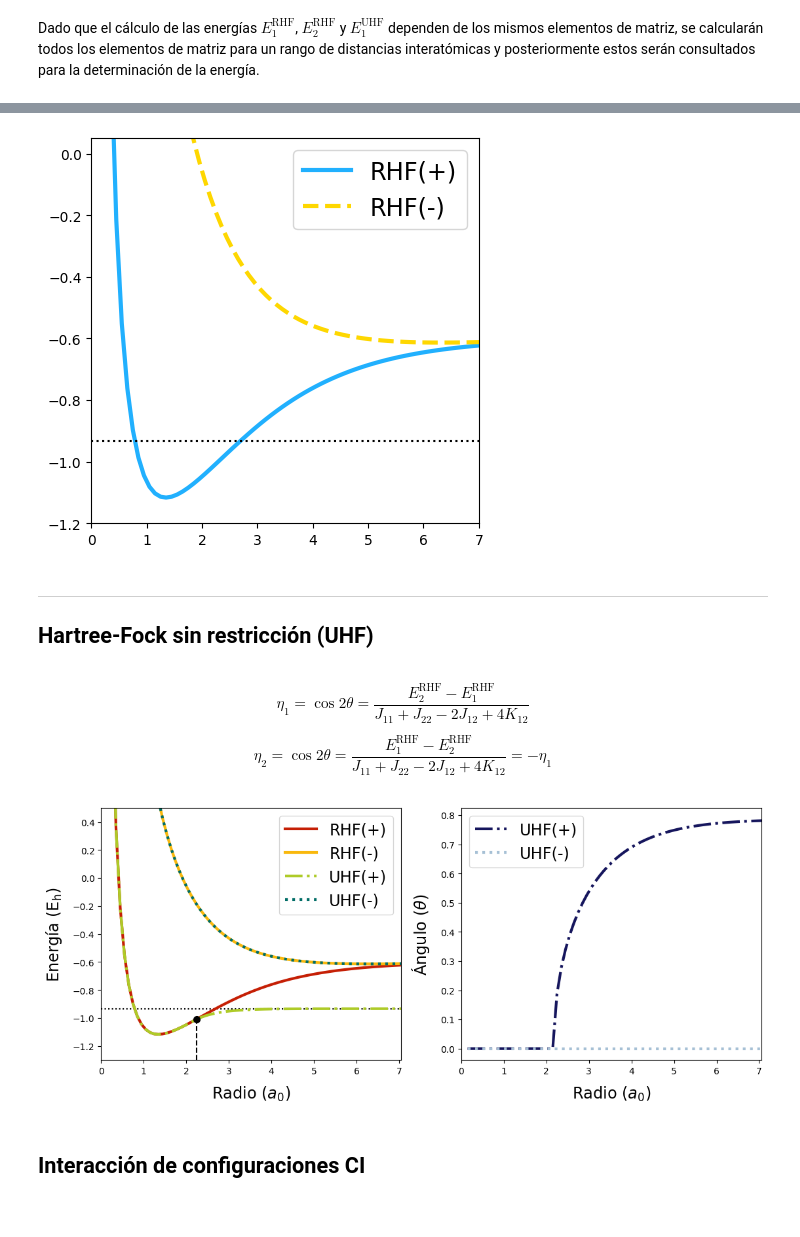
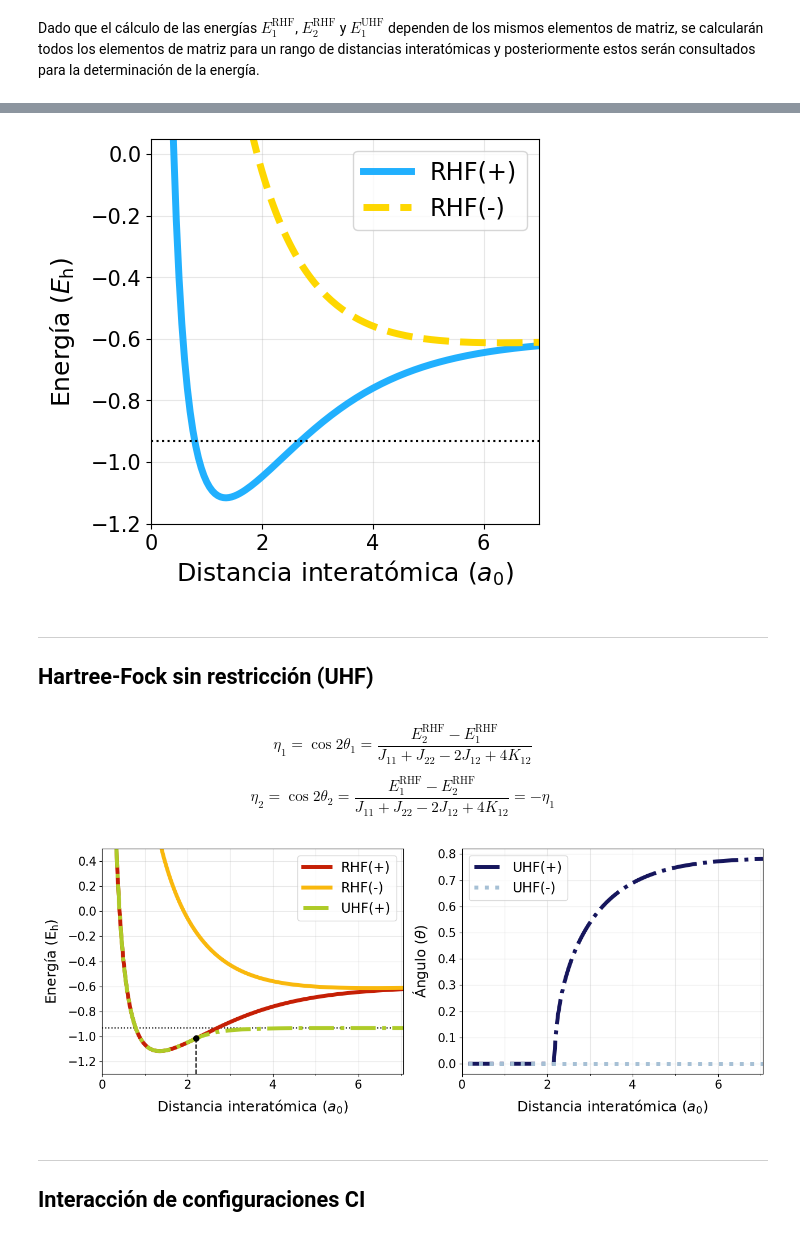
Before and after one commit to ro-sgr/tesis-licenciatura, a Jupyter notebook: (4) HF.ipynb, the cells around one changed output, grey strips where cells are left out. Cells and saved outputs as stored; diff of their text form; code cells hidden in the pictures.

```diff
--- a/(4) HF.ipynb
+++ b/(4) HF.ipynb
@@ -65,33 +81,37 @@ RHF2 = 2*h22 + J22 + hnuc # energía restringida (orbital antiligante)
 # %%
 fig, ax = plt.subplots(1, 1, figsize=(5, 5))  # 1 fila, 1 columnas, tamaño de figura (15, 5)
+linewidth, fontsize = 5, 18
 
-ax.plot(distances, RHF1, label='RHF(+)', linestyle='solid', linewidth=3, color='#21b0fe') # energías RHF orbital ligante
-ax.plot(distances[3:], RHF2[3:], label='RHF(-)', linestyle='dashed', linewidth=3, color='#fed700') # energías RHF orbital antiligante
-
+ax.plot(distancias, RHF1, label='RHF(+)', linestyle='solid', linewidth=linewidth, color='#21b0fe') # energías RHF orbital ligante
+ax.plot(distancias[3:], RHF2[3:], label='RHF(-)', linestyle='dashed', linewidth=linewidth, color='#fed700') # energías RHF orbital antiligante
 ax.axhline(y = 2*EH_STO3G, color='black', linestyle='dotted') # energía base 2 átomos de hidrógeno (STO-3G)
 
-xmin, xmax = 0, 7
-ax.set_xlim(xmin, xmax)
-ymin, ymax = -1.2, 0.05
-ax.set_ylim(ymin, ymax)
+ax.set_xlabel(r'Distancia interatómica ($a_0$)', fontsize=fontsize)
+ax.set_ylabel(r'Energía ($E_\mathrm{h}$)', fontsize=fontsize, labelpad=10)
+
+ax.set_xlim(0, 7)
+ax.set_ylim(-1.2, 0.05)
 ax.legend(fontsize='xx-large')
+ax.tick_params(axis='both', which='major', labelsize=15)
+ax.grid(alpha=0.3)
 
 plt.show()
+fig.savefig('imgs/RHF.png')
 # %% [output]
-[figure, old version]
+[figure, new version]
 # %% [markdown]
 ---
 ## Hartree-Fock sin restricción (UHF)
 # %% [markdown]
-$$\eta_1 = \cos2\theta =  \frac{E_2^\text{RHF} - E_1^\text{RHF}}{J_{11} + J_{22} - 2J_{12} + 4K_{12}}$$
+$$\eta_1 = \cos2\theta_1 =  \frac{E_2^\text{RHF} - E_1^\text{RHF}}{J_{11} + J_{22} - 2J_{12} + 4K_{12}}$$
 
-$$\eta_2 = \cos2\theta =  \frac{E_1^\text{RHF} - E_2^\text{RHF}}{J_{11} + J_{22} - 2J_{12} + 4K_{12}} = -\eta_1$$
+$$\eta_2 = \cos2\theta_2 =  \frac{E_1^\text{RHF} - E_2^\text{RHF}}{J_{11} + J_{22} - 2J_{12} + 4K_{12}} = -\eta_1$$
 # %%
 def E_UHF(orbital:str, i:int):
     """ Cálculo de la energía no restringida (UHF)
 
     Parámetros:
-        orbital: ligante o antiligante (en t=0)
+        orbital: 'ligante' o 'antiligante' (en t=0)
         i: índice de la lista
     """
 
@@ -123,7 +143,7 @@ ang2, eta2 = [], [] # lista de ángulos para cada distancia internuclear
 
 UHF1 = [] # energías UHF, orbital ligante en t=0
 UHF2 = [] # energías UHF, orbital antiligante en t=0
-for i in range(len(distances)):
+for i in range(len(distancias)):
     # caso orbital lignante en t=0
     energia1, theta1, eta = E_UHF('ligante', i)
     UHF1.append(energia1)
@@ -134,54 +154,70 @@ for i in range(len(distances)):
     UHF2.append(energia2)
     ang2.append(theta2)
     eta2.append(eta)
+
+guardar('UHF1', UHF1)
+guardar('UHF2', UHF2)
 # %%
 # índice del primer ángulo diferente de cero/NaN, RHF
 index = next((i for i, x in enumerate(ang1) if x), None)
-x0, y0 = distances[index], UHF1[index]
-x_ang, y_ang = distances[index], ang1[index]
+x0, y0 = distancias[index], UHF1[index]
+x_ang, y_ang = distancias[index], ang1[index]
 
 # índice del primer ángulo diferente de cero/NaN, UHF
 index2 = next((i for i, x in enumerate(ang1) if x), np.nan)
-xUHF, yUHF = distances[index2], UHF1[index2]
-xUHG_ang, yUHG = distances[index2], ang1[index2]
+xUHF, yUHF = distancias[index2], UHF1[index2]
+xUHG_ang, yUHG = distancias[index2], ang1[index2]
 # %%
 fig, axs = plt.subplots(1, 2, figsize=(13, 5))  # 1 fila, 1 columnas, tamaño de figura (15, 5)
+linewidth, fontsize = 5, 18
 
 ###################
 ### Gráfica derecha
 ###################
 axs[0].axhline(y = 2*EH_STO3G, color='black', linestyle='dotted') # energía base 2 átomos de hidrógeno (STO-3G)
 
-axs[0].plot(distances, RHF1, label='RHF(+)', linestyle='solid', linewidth=3, color='#c51f05') # energías RHF orbital ligante
-axs[0].plot(distances[3:], RHF2[3:], label='RHF(-)', linestyle='solid', linewidth=3, color='#f9b80d') # energías RHF orbital antiligante
-axs[0].plot(distances, UHF1, label='UHF(+)', linestyle='dashdot', linewidth=3, color='#aecb28') # energías UHF
-axs[0].plot(distances, UHF2, label='UHF(-)', linestyle='dotted', linewidth=3, color='#006d66') # energías UHF
+axs[0].plot(distancias, RHF1, label='RHF(+)', linestyle='solid', linewidth=linewidth, color='#c51f05') # energías RHF orbital ligante
+axs[0].plot(distancias[3:], RHF2[3:], label='RHF(-)', linestyle='solid', linewidth=linewidth, color='#f9b80d') # energías RHF orbital antiligante
+axs[0].plot(distancias, UHF1, label='UHF(+)', linestyle='dashdot', linewidth=linewidth, color='#aecb28') # energías UHF(+)
+# axs[0].plot(distancias, UHF2, label='UHF(-)', linestyle='dotted', linewidth=width, color='#006d66') # energías UHF(-)
 
 ymin, ymax = -1.3, 0.5
 axs[0].vlines(x=x0, ymin=ymin, ymax=y0, color='black', linestyle='dashed')
 axs[0].plot(x0, y0, ls="", marker="o", color='black', markersize=7) # punto a partir de donde RHF y UHF ya no son iguales
 
 xmin, xmax = 0, 7.05
 axs[0].set_xlim(xmin, xmax)
 axs[0].set_ylim(ymin, ymax)
 axs[0].legend(fontsize='xx-large')
-axs[0].set_xlabel('Radio ($a_0$)', fontsize='xx-large', labelpad=10)
-axs[0].set_ylabel(r'Energía ($\text{E}_\text{h}$)', fontsize='xx-large', labelpad=10)
+axs[0].set_xlabel('Distancia interatómica ($a_0$)', fontsize=fontsize, labelpad=10)
+axs[0].set_xticks(np.arange(xmin, xmax, 2))
+axs[0].set_xticks(np.arange(xmin, xmax, 1), minor=True)
+axs[0].set_ylabel(r'Energía ($\text{E}_\text{h}$)', fontsize=fontsize, labelpad=10)
+axs[0].tick_params(axis='both', which='major', labelsize=15)
+axs[0].grid(alpha=0.3, which='both')
 
 #####################
 ### Gráfica izquierda
 #####################
-axs[1].plot(distances, ang1, label='UHF(+)', linestyle='dashdot', linewidth=3, color='#16165d') # energías UHF
-axs[1].plot(distances, ang2, label='UHF(-)', linestyle='dotted', linewidth=3, color='#a6c0d5') # energías UHF
+axs[1].plot(distancias, ang1, label='UHF(+)', linestyle='dashdot', linewidth=linewidth, color='#16165d') # energías UHF
+axs[1].plot(distancias, ang2, label='UHF(-)', linestyle='dotted', linewidth=linewidth, color='#a6c0d5') # energías UHF
 
 xmin, xmax = 0, 7.05
 axs[1].set_xlim(xmin, xmax)
 axs[1].legend(fontsize='xx-large')
-axs[1].set_xlabel('Radio ($a_0$)', fontsize='xx-large', labelpad=10)
-axs[1].set_ylabel(r'Ángulo ($\theta$)', fontsize='xx-large', labelpad=10)
+axs[1].set_xlabel('Distancia interatómica ($a_0$)', fontsize=fontsize, labelpad=10)
+axs[1].set_xticks(np.arange(xmin, xmax, 2))
+axs[1].set_xticks(np.arange(xmin, xmax, 1), minor=True)
+axs[1].set_ylabel(r'Ángulo ($\theta$)', fontsize=fontsize, labelpad=10)
+axs[1].tick_params(axis='both', which='major', labelsize=15)
+axs[1].grid(alpha=0.3, which='both')
 
+fig.tight_layout()
 plt.show()
+
+fig.savefig('imgs/RHFvsUHF.png')
 # %% [output]
-[figure, old version]
+[figure, new version]
 # %% [markdown]
+---
 ## Interacción de configuraciones CI
```
Also changed, not shown: parts of 21 cells of this notebook, 17 other files.
